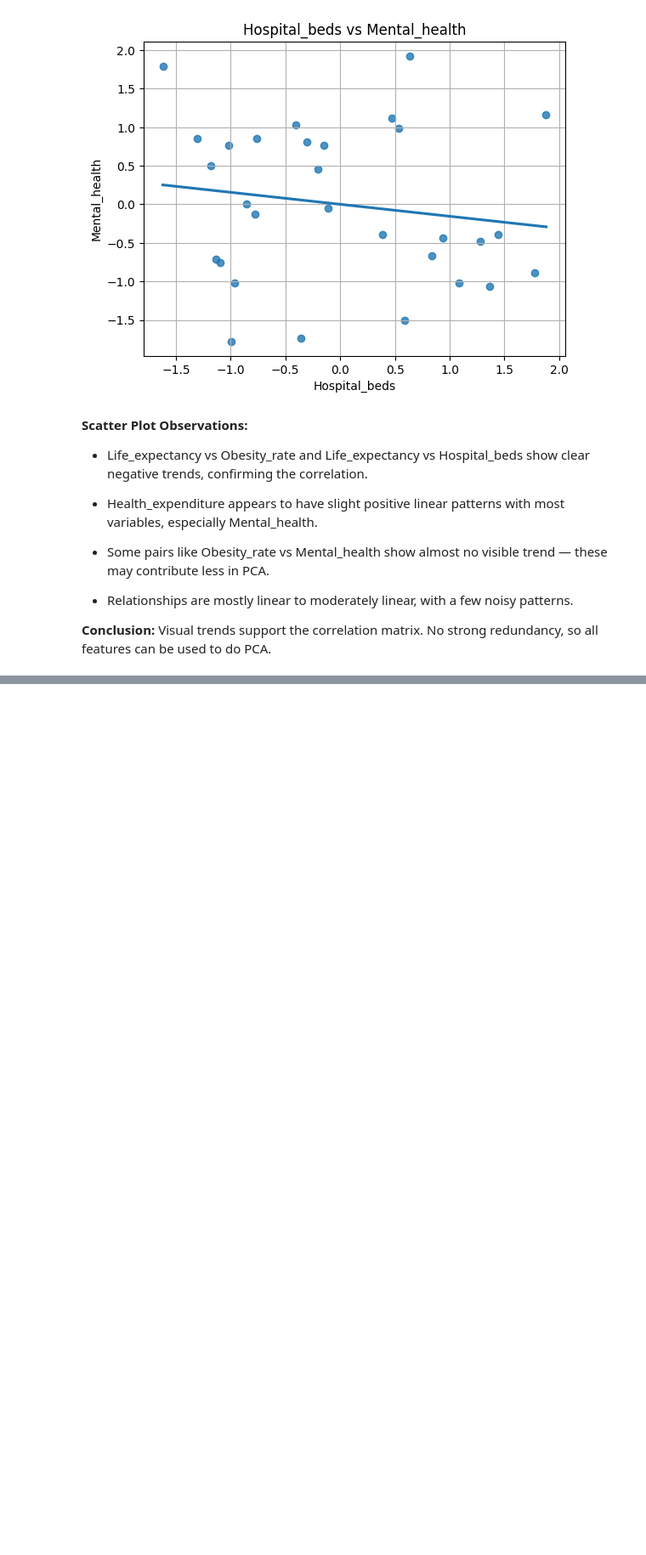
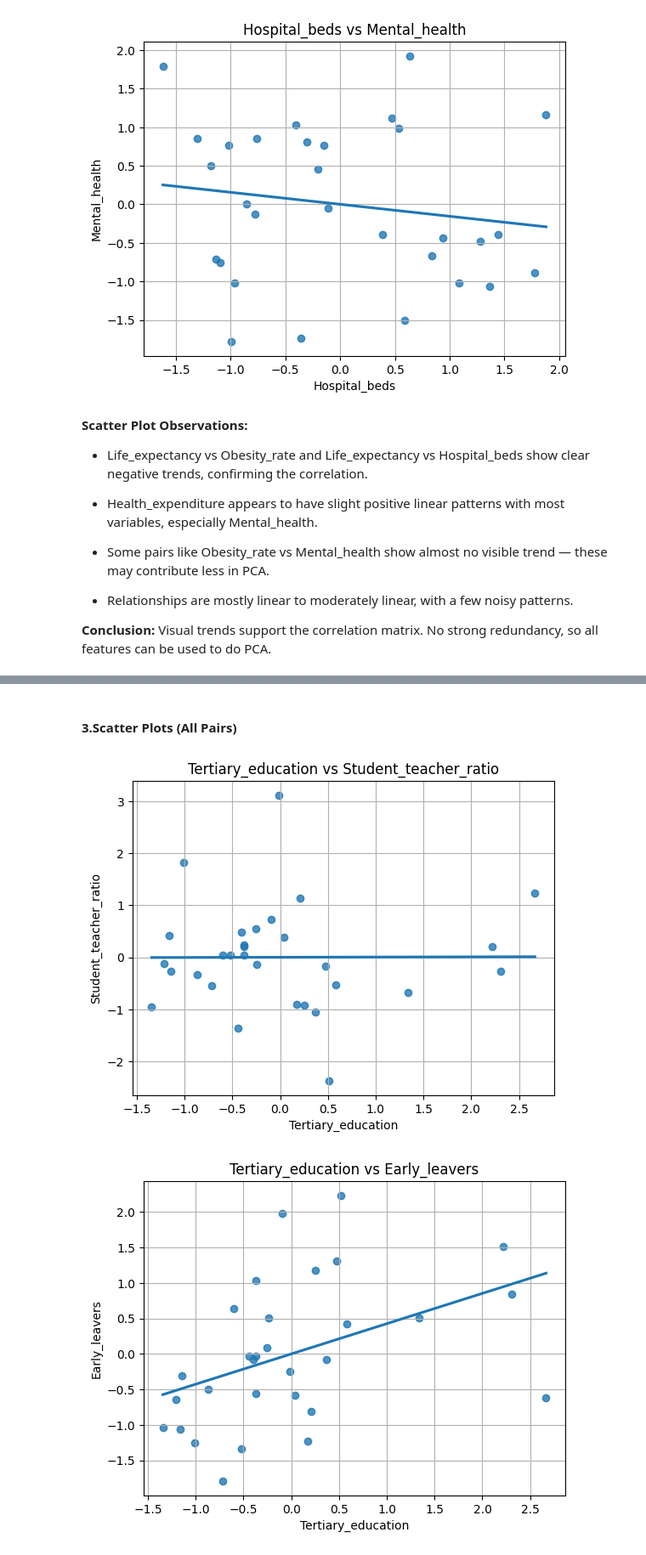
Before and after one commit to RaveenaRathnam/Composite_Index_DAV, a Jupyter notebook: index.ipynb, the cells around one changed output, grey strips where cells are left out. Shown at 85% size. Saved outputs shown, nothing was run; the diff lists cells and outputs as text; code cells hidden in the pictures; blank space fills up the shorter version.

```diff
--- a/index.ipynb
+++ b/index.ipynb
@@ -952,0 +982,15 @@ for var1, var2 in combinations(health_vars, 2):
+# %% [markdown]
+#### 3.Scatter Plots (All Pairs)
+# %%
+# Scatter Plots
+for var1, var2 in combinations(edu_vars, 2):
+    plt.figure()
+    sns.regplot(x=edu_df[var1], y=edu_df[var2], ci=None)
+    plt.title(f"{var1} vs {var2}")
+    plt.xlabel(var1)
+    plt.ylabel(var2)
+    plt.grid(True)
+    plt.show()
+# %% [output]
+[figure, added]
+[figure, added]
```
Also changed, not shown: parts of 32 cells of this notebook.
